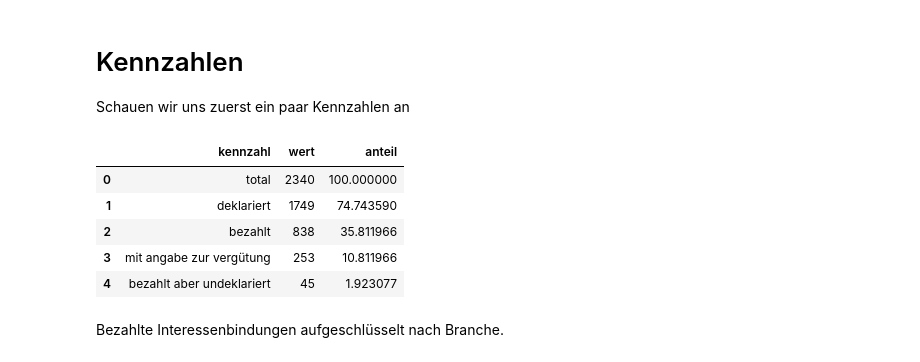
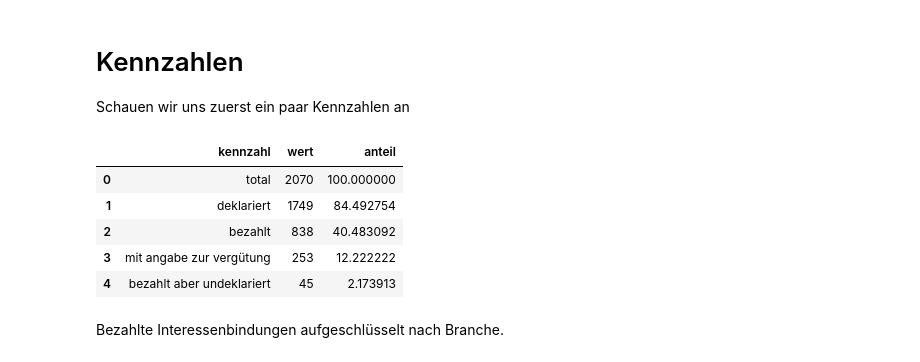
Before and after one commit to knutwannheden/lobbywatch-notebook, a Jupyter notebook: lobbymandate.ipynb, the cells around one changed output. Saved outputs shown, nothing was run; the diff lists cells and outputs as text; code cells hidden in the pictures.

```diff
--- a/lobbymandate.ipynb
+++ b/lobbymandate.ipynb
@@ -8,3 +7,34 @@ df_bezahlt = duckdb.query('select * from df where bezahlt = \'ja\'').to_df()
+# %%
+df = pd.read_csv('lobbywatch_medienkonferenz.csv')
+df_bekannt = duckdb.query('select * from df where bezahlt is not null').to_df()
+df_bezahlt = duckdb.query('select * from df where bezahlt = \'ja\'').to_df()
+df_fraktionen = duckdb.query('''
+select 'G' fraktion, 'Grüne' fraktion_lang, '#85B50C' farbe, 1 sort
+union
+select 'S' fraktion, 'SP' fraktion_lang, '#E4022D' farbe, 2 sort
+union
+select 'GL' fraktion, 'GLP' fraktion_lang, '#A0A000' farbe, 3 sort
+union
+select 'M-E' fraktion, 'Mitte' fraktion_lang, '#FF9100' farbe, 4 sort
+union
+select 'RL' fraktion, 'FDP' fraktion_lang, '#3A8BC1' farbe, 5 sort
+union
+select 'V' fraktion, 'SVP' fraktion_lang, '#0A7228' farbe, 6 sort
+''').to_df()
+
+fraktion_dict = {
+    'Grüne': '#85B50C',
+    'SP': '#E4022D',
+    'Mitte': '#FF9100',
+    'GLP': '#A0A000',
+    'FDP': '#3A8BC1',
+    'SVP': '#0A7228',
+}
+# for p in dict(fraktion_dict).keys():
+#     if p not in source['fraktion'].values:
+#         del fraktion_dict[p]
+
+fraktion_namen, fraktion_farben = list(fraktion_dict.keys()), list(fraktion_dict.values())
 # %% [markdown]
 # Untersuchte Interessenbindungen
 Untersucht wurden alle Interessnbindungen, welche folgenden Kriterien entsprechen:
@@ -18,23 +48,23 @@ Untersucht wurden alle Interessnbindungen, welche folgenden Kriterien entspreche
 Schauen wir uns zuerst ein paar Kennzahlen an
 # %%
 duckdb.query('''
-select 'total' kennzahl, (select count(1) from df) wert, 100.0*(select count(1) from df)/(select count(1) from df) anteil
+select 'total' kennzahl, (select count(1) from df_bekannt) wert, 100.0*(select count(1) from df_bekannt)/(select count(1) from df_bekannt) anteil
 union
-select 'deklariert', (select count(1) from df where deklariert = 'ja'), 100.0*(select count(1) from df where deklariert = 'ja')/(select count(1) from df)
+select 'deklariert', (select count(1) from df_bekannt where deklariert = 'ja'), 100.0*(select count(1) from df_bekannt where deklariert = 'ja')/(select count(1) from df_bekannt)
 union
-select 'bezahlt', (select count(1) from df where bezahlt = 'ja'), 100.0*(select count(1) from df where bezahlt = 'ja')/(select count(1) from df)
+select 'bezahlt', (select count(1) from df_bekannt where bezahlt = 'ja'), 100.0*(select count(1) from df_bekannt where bezahlt = 'ja')/(select count(1) from df_bekannt where bezahlt is not null)
 union
-select 'mit angabe zur vergütung', (select count(1) from df where verguetung is not null), 100.0*(select count(1) from df where verguetung is not null)/(select count(1) from df)
+select 'mit angabe zur vergütung', (select count(1) from df_bekannt where verguetung is not null), 100.0*(select count(1) from df_bekannt where verguetung is not null)/(select count(1) from df_bekannt)
 union
-select 'bezahlt aber undeklariert', (select count(1) from df where bezahlt = 'ja' and deklariert = 'nein'), 100.0*(select count(1) from df where bezahlt = 'ja' and deklariert = 'nein')/(select count(1) from df)
+select 'bezahlt aber undeklariert', (select count(1) from df_bekannt where bezahlt = 'ja' and deklariert = 'nein'), 100.0*(select count(1) from df_bekannt where bezahlt = 'ja' and deklariert = 'nein')/(select count(1) from df_bekannt)
 ''').to_df()
 # %% [output]
 |  | kennzahl | wert | anteil |
-| 0 | total | 2340 | 100.000000 |
-| 1 | deklariert | 1749 | 74.743590 |
-| 2 | bezahlt | 838 | 35.811966 |
-| 3 | mit angabe zur vergütung | 253 | 10.811966 |
-| 4 | bezahlt aber undeklariert | 45 | 1.923077 |
+| 0 | total | 2070 | 100.000000 |
+| 1 | deklariert | 1749 | 84.492754 |
+| 2 | bezahlt | 838 | 40.483092 |
+| 3 | mit angabe zur vergütung | 253 | 12.222222 |
+| 4 | bezahlt aber undeklariert | 45 | 2.173913 |
 # %% [markdown]
 Bezahlte Interessenbindungen aufgeschlüsselt nach Branche.
 # %%
```
Also changed, not shown: parts of 24 cells of this notebook.
